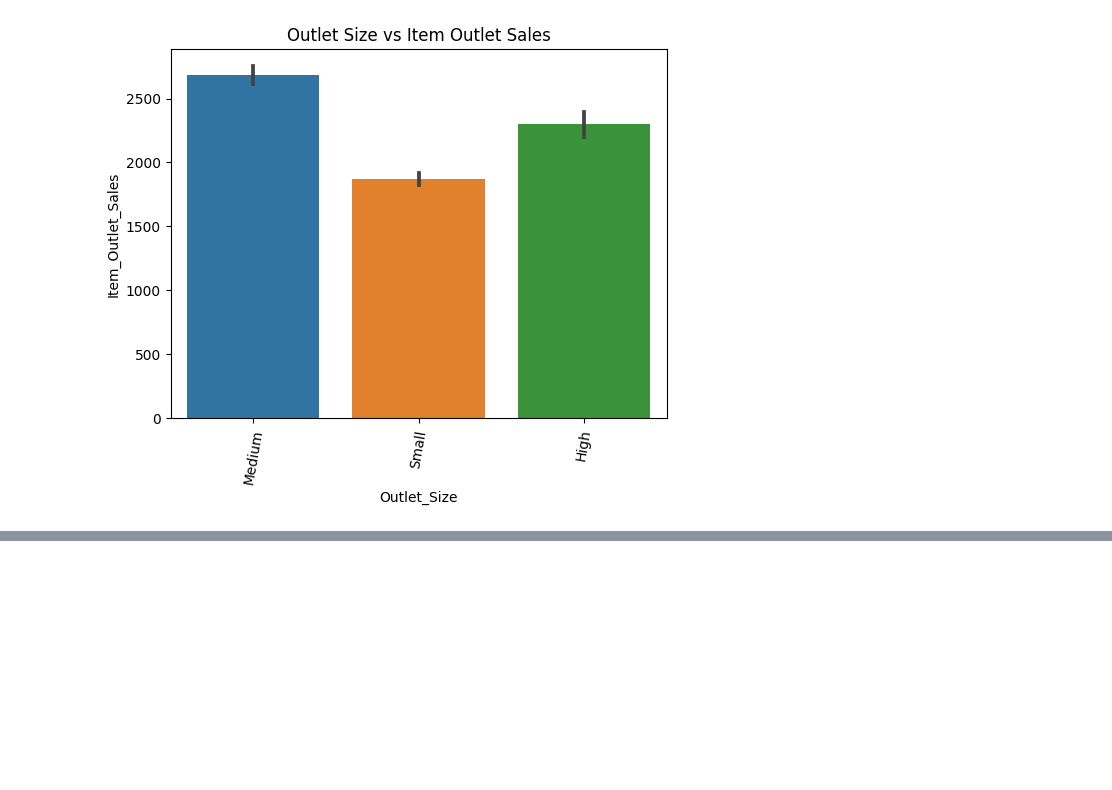
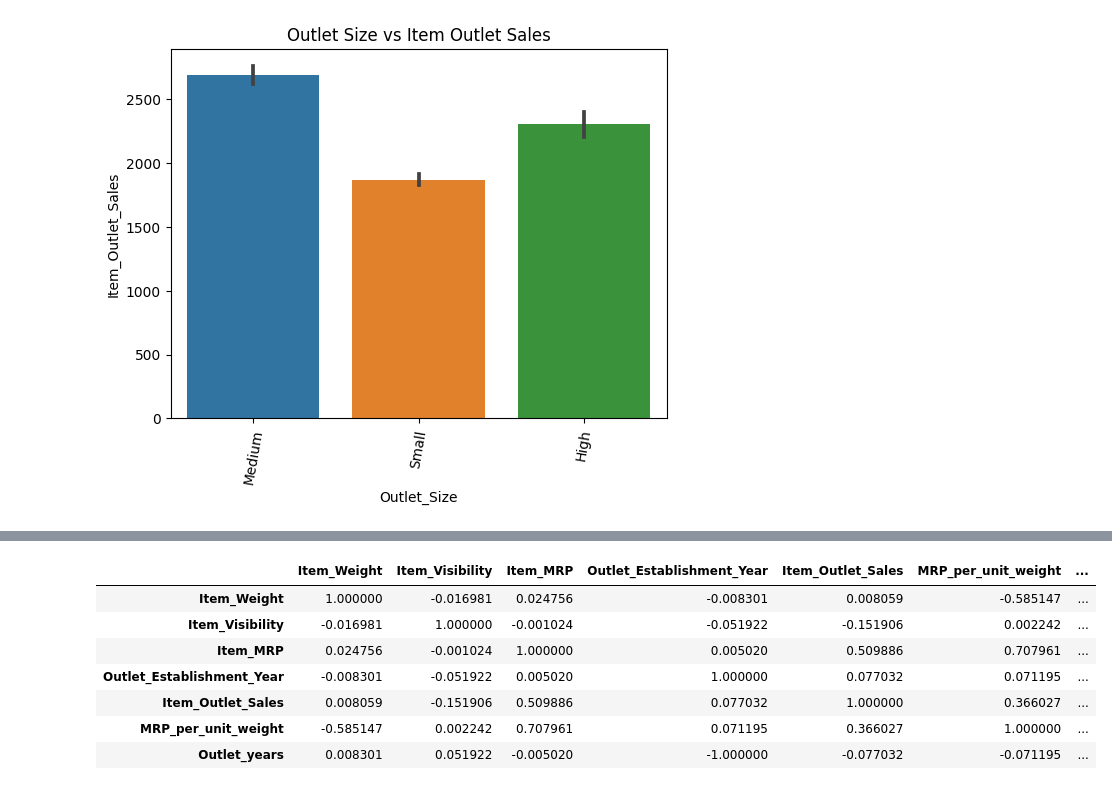
Before and after one commit to prateekkosta/Big-Mart-sales-analysis-, a Jupyter notebook: BigMart_Data_Analysis.ipynb, the cells around one changed output, grey strips where cells are left out. Cells and saved outputs as stored; diff of their text form; code cells hidden in the pictures; blank space fills up the shorter version.

```diff
--- a/BigMart_Data_Analysis.ipynb
+++ b/BigMart_Data_Analysis.ipynb
@@ -453,0 +462,11 @@ None
+# %%
+df.corr()
+# %% [output]
+|  | Item_Weight | Item_Visibility | Item_MRP | Outlet_Establishment_Year | Item_Outlet_Sales | MRP_per_unit_weight | ... |
+| Item_Weight | 1.000000 | -0.016981 | 0.024756 | -0.008301 | 0.008059 | -0.585147 | ... |
+| Item_Visibility | -0.016981 | 1.000000 | -0.001024 | -0.051922 | -0.151906 | 0.002242 | ... |
+| Item_MRP | 0.024756 | -0.001024 | 1.000000 | 0.005020 | 0.509886 | 0.707961 | ... |
+| Outlet_Establishment_Year | -0.008301 | -0.051922 | 0.005020 | 1.000000 | 0.077032 | 0.071195 | ... |
+| Item_Outlet_Sales | 0.008059 | -0.151906 | 0.509886 | 0.077032 | 1.000000 | 0.366027 | ... |
+| MRP_per_unit_weight | -0.585147 | 0.002242 | 0.707961 | 0.071195 | 0.366027 | 1.000000 | ... |
+| Outlet_years | 0.008301 | 0.051922 | -0.005020 | -1.000000 | -0.077032 | -0.071195 | ... |
```
Also changed, not shown: parts of 16 cells of this notebook.
